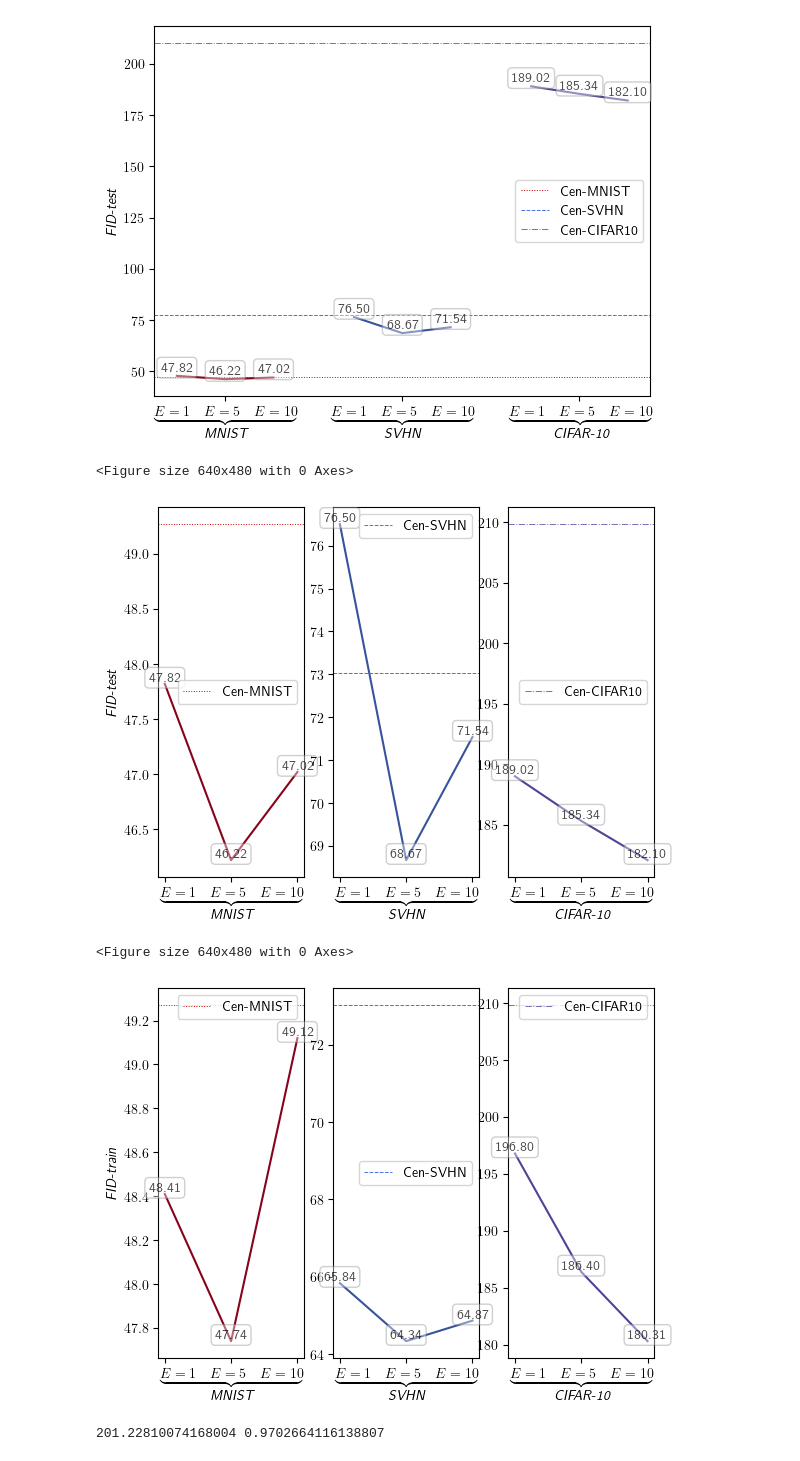
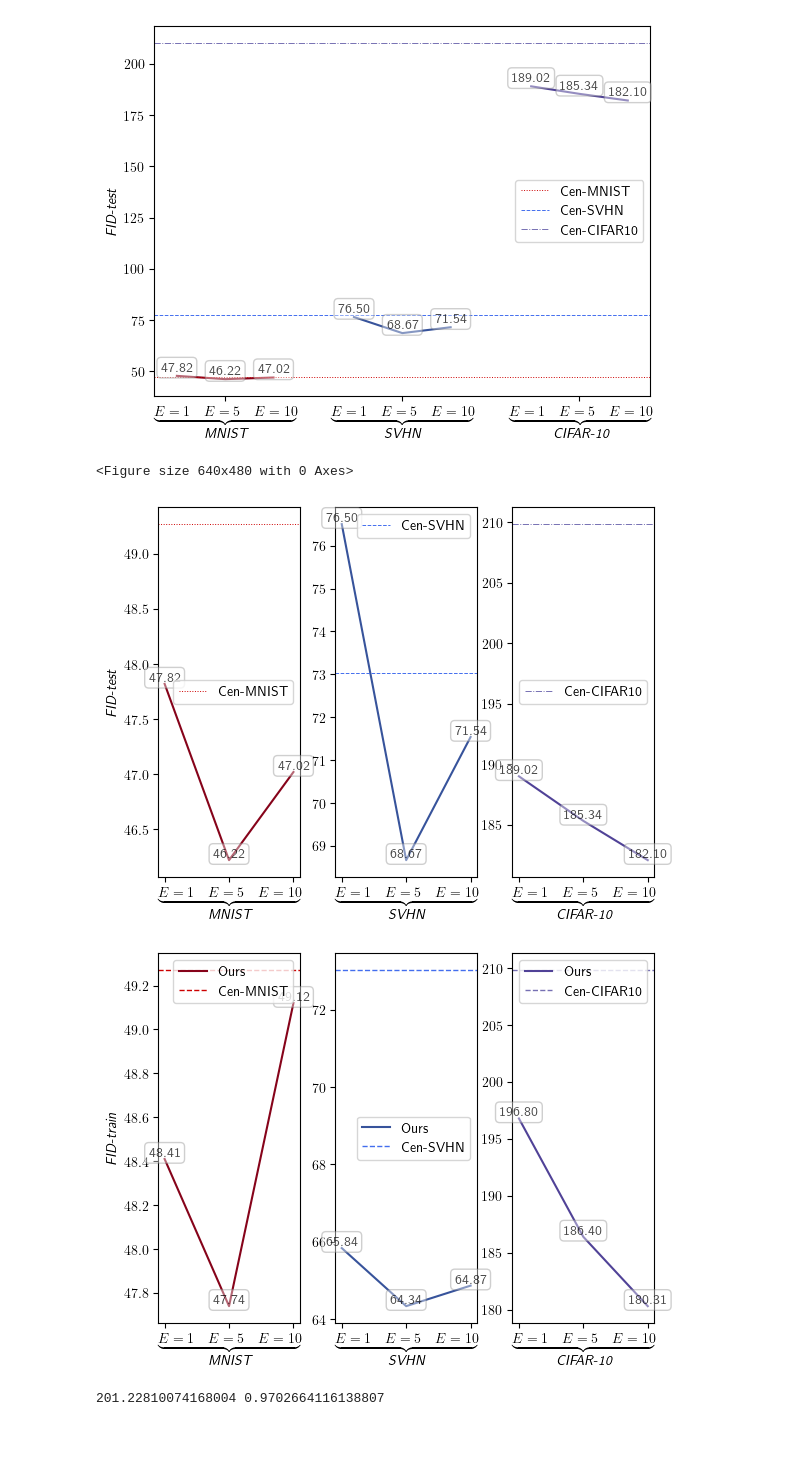
Before and after one commit to JevenM/fedatt-main, a Jupyter notebook: src/test.ipynb, the cells around one changed output. Saved outputs shown, nothing was run; the diff lists cells and outputs as text; code cells hidden in the pictures.

```diff
--- a/src/test.ipynb
+++ b/src/test.ipynb
@@ -300,6 +300,8 @@ values3 = [189.02, 185.34, 182.10] #CIFAR-10
 # 绘制条形图
 plt.figure()
 fig, axs = plt.subplots(1, 3)
+plt.subplots_adjust(left=None, bottom=None, right=None, top=None,
+                wspace=0.25, hspace=None)
 
 colors = ['#86031A', '#37539B', '#504297']
 # 添加线段连接
@@ -351,7 +353,7 @@ plt.savefig("FID_test_dataset.pdf", dpi=300, bbox_inches='tight')
 plt.show()
 # %% [output]
 <Figure size 640x480 with 0 Axes>
-[figure, old version]
+[figure, new version]
 # %%
 # FID-train global
 from __future__ import unicode_literals
@@ -360,8 +362,8 @@ import numpy as np
 # 使用latex确保本机器已经安装latex，服务器没安装就跑不了
 plt.rc('text', usetex=True)
 
-bar_width = 0.3
-bar_positions = np.array([0, 0.8+bar_width, 1.6+bar_width*2])
+bar_width = 1
+bar_positions = np.array([0, 1+bar_width, 2+bar_width*2])
 
 # 数据
 categories = [r'$\underbrace{E=1\quad E=5\quad E=10}_{\emph{MNIST}}$', \
@@ -376,8 +378,10 @@ values3 = [196.80, 186.40, 180.31] #CIFAR-10
 
 # 绘制条形图
 # fig, ax = plt.subplots()
-plt.figure()
-fig, axs = plt.subplots(1, 3)
+# plt.figure(figsize=(5,20))
+fig, axs = plt.subplots(1, 3) #, constrained_layout = True
+plt.subplots_adjust(left=None, bottom=None, right=None, top=None,
+                wspace=0.25, hspace=None)
 
 colors = ['#86031A', '#37539B', '#504297']
 # 添加线段连接
@@ -385,7 +389,7 @@ for i in range(len(categories)):
     # x_vals = [bar_positions[0], bar_positions[1], bar_positions[2]]
     # y_vals = [values1[i], values2[i], values3[i]]
     y_vals = eval('values'+str(i+1))
-    axs[i].plot(bar_positions, y_vals, color=colors[i])
+    axs[i].plot(bar_positions, y_vals, color=colors[i], label="Ours")
 
 hyper_params = ['E=1','E=5','E=10']
 
@@ -407,41 +411,42 @@ for i in range(len(values1)):
 
 # 添加虚线
 # mnist
 dash_line_pos1 = 49.27
-axs[0].axhline(y=dash_line_pos1, color='#CD0000', linestyle=':', label='Cen-MNIST', linewidth=0.7)
+axs[0].axhline(y=dash_line_pos1, color='#CD0000', linestyle='--', label='Cen-MNIST', linewidth=1)
 # svhn
 dash_line_pos2 = 73.02
-axs[1].axhline(y=dash_line_pos2, color='#436EEE', linestyle='--', label='Cen-SVHN', linewidth=0.7)
+axs[1].axhline(y=dash_line_pos2, color='#436EEE', linestyle='--', label='Cen-SVHN', linewidth=1)
 # cifar10
 dash_line_pos3 = 209.83
-axs[2].axhline(y=dash_line_pos3, color='#7670B3', linestyle='-.', label='Cen-CIFAR10', linewidth=0.7)
+axs[2].axhline(y=dash_line_pos3, color='#7670B3', linestyle='--', label='Cen-CIFAR10', linewidth=1)
 
 
 
 # 设置标签和标题
 # ax.set_xlabel('Dataset under different local epochs $E$')
 axs[0].set_ylabel(r'$\emph{FID-train}$')
 # ax.set_title('Bar Chart with Connected Lines')
 
 # 设置X轴刻度
 axs[0].set_xticks(bar_positions)
 axs[0].set_xticklabels(['',categories[0],''])
 axs[1].set_xticks(bar_positions)
 axs[1].set_xticklabels(['',categories[1],''])
 axs[2].set_xticks(bar_positions)
 axs[2].set_xticklabels(['',categories[2],''])
 
 # 显示图例
-axs[0].legend()
-axs[1].legend()
-axs[2].legend()
+axs[0].legend(loc='best', shadow=False)
+axs[1].legend(loc='best')
+axs[2].legend(loc='best')
+# fig.tight_layout()
 # plt.tight_layout()
 plt.savefig("FID_train_dataset.pdf", dpi=300, bbox_inches='tight')
+# plt.subplot_tool()
 # 显示图形
 plt.show()
 # %% [output]
-<Figure size 640x480 with 0 Axes>
-[figure, old version]
+[figure, new version]
 # %%
 import numpy as np
 a = [199.33327361201765, 201.28162941445575, 200.74521387431412, 201.97685965588616, 202.79023285795773, 199.9724550944092, 201.14330904323572, 201.2841483165185, 202.15791307302501, 201.59597247498053]
```
Also changed, not shown: 2 other files.
